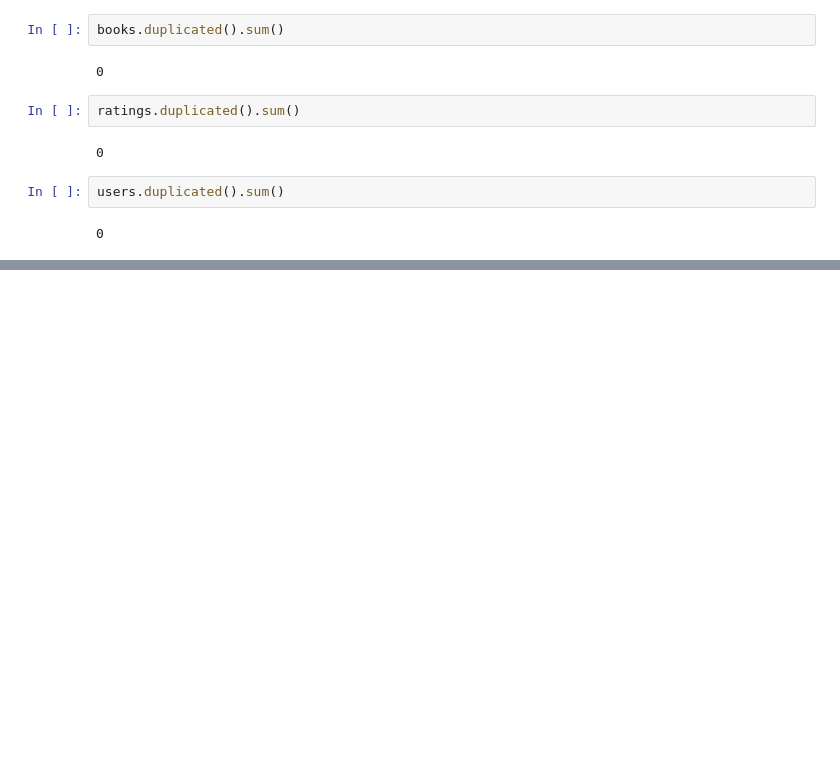
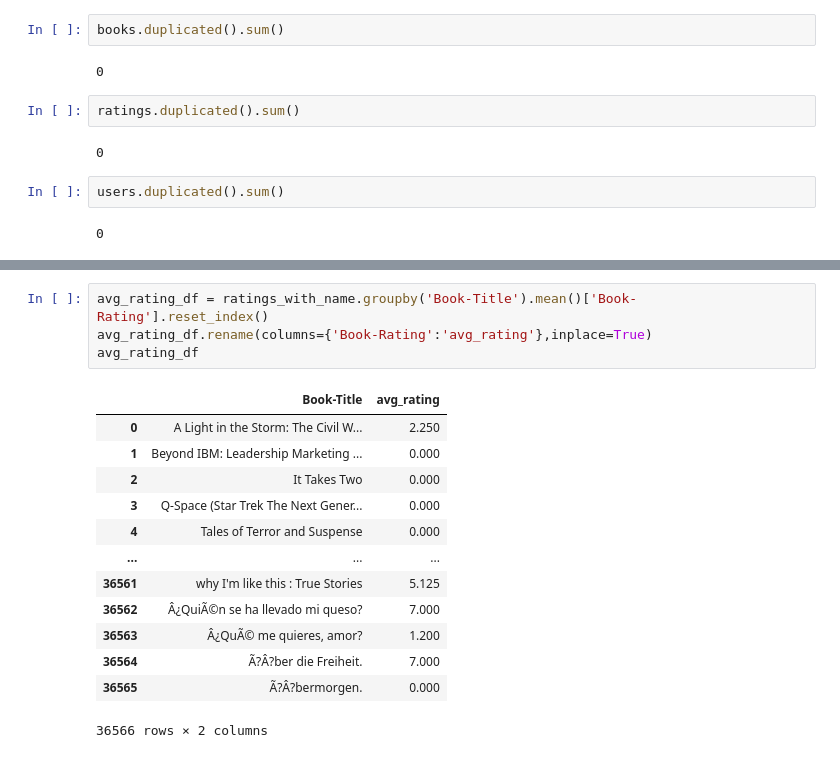
Before and after one commit to safwan-shaikh/BookRecommendation, a Jupyter notebook: Book_Recommendation_System.ipynb, the cells around one changed output, grey strips where cells are left out. Saved outputs shown, nothing was run; the diff lists cells and outputs as text; blank space fills up the shorter version.

```diff
--- a/Book_Recommendation_System.ipynb
+++ b/Book_Recommendation_System.ipynb
@@ -74,0 +112,18 @@ users.duplicated().sum()
+# %%
+avg_rating_df = ratings_with_name.groupby('Book-Title').mean()['Book-Rating'].reset_index()
+avg_rating_df.rename(columns={'Book-Rating':'avg_rating'},inplace=True)
+avg_rating_df
+# %% [output]
+|  | Book-Title | avg_rating |
+| 0 | A Light in the Storm: The Civil W... | 2.250 |
+| 1 | Beyond IBM: Leadership Marketing ... | 0.000 |
+| 2 | It Takes Two | 0.000 |
+| 3 | Q-Space (Star Trek The Next Gener... | 0.000 |
+| 4 | Tales of Terror and Suspense | 0.000 |
+| ... | ... | ... |
+| 36561 | why I'm like this : True Stories | 5.125 |
+| 36562 | Â¿QuiÃ©n se ha llevado mi queso? | 7.000 |
+| 36563 | Â¿QuÃ© me quieres, amor? | 1.200 |
+| 36564 | Ã?Â?ber die Freiheit. | 7.000 |
+| 36565 | Ã?Â?bermorgen. | 0.000 |
+36566 rows × 2 columns
```
Also changed, not shown: parts of 3 cells of this notebook.
